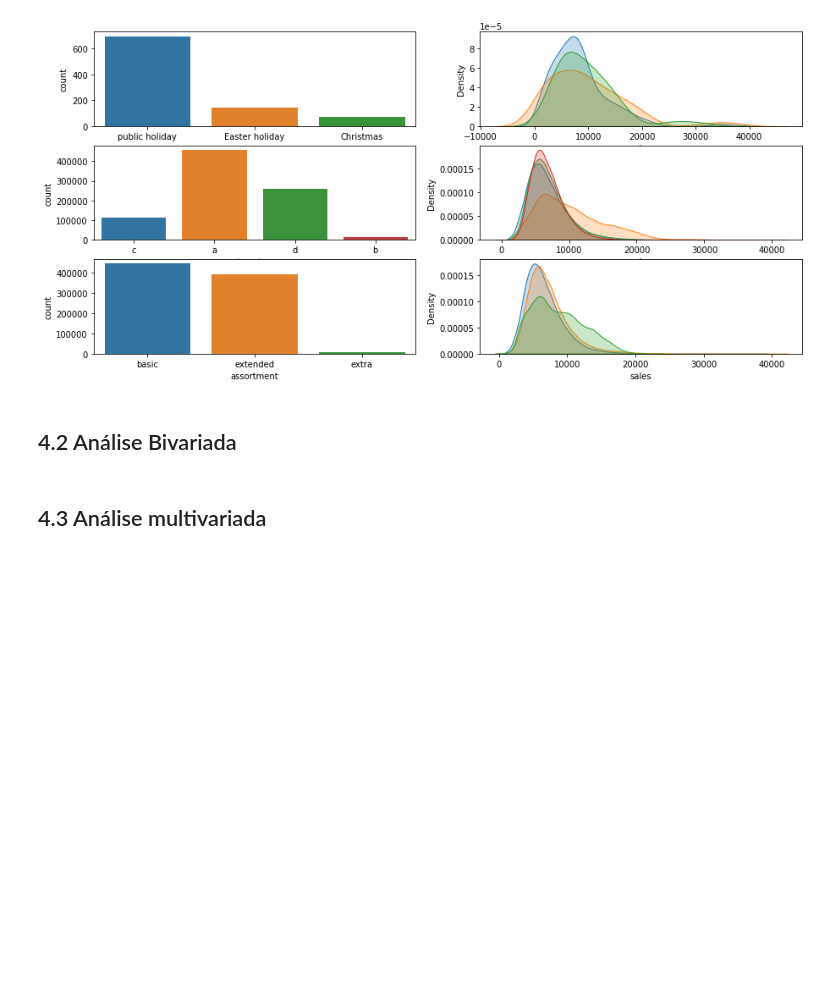
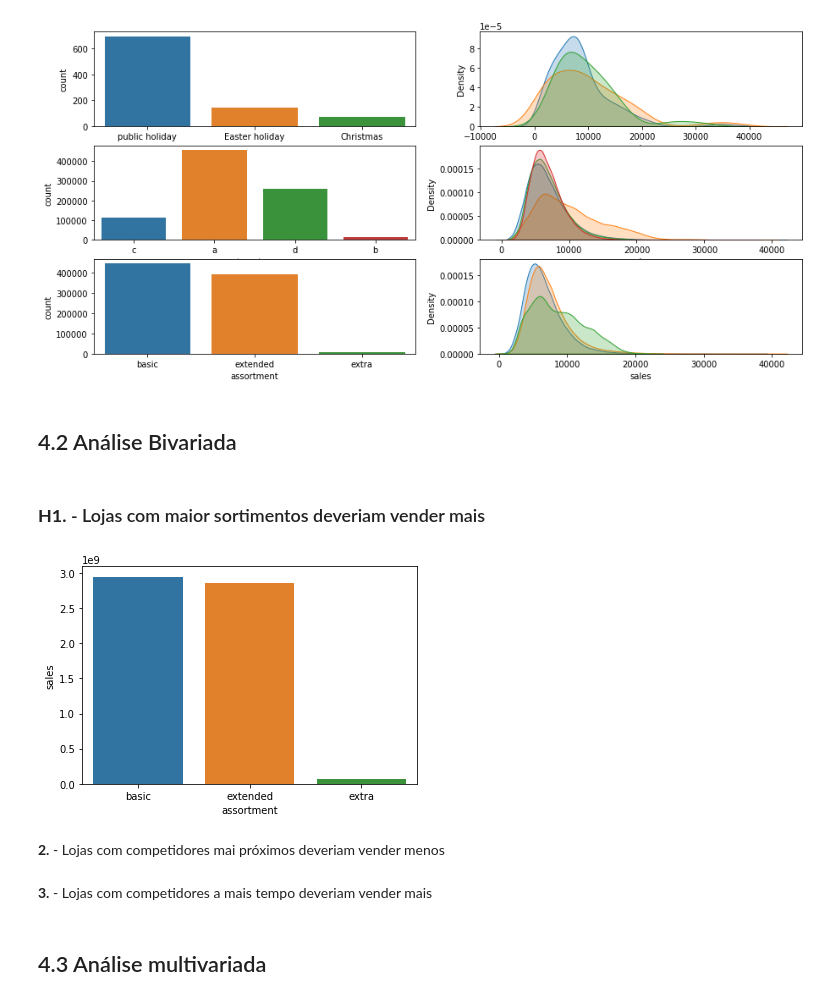
Before and after one commit to matheus-emanuel/Prediction-Rossaman-Store-Kaggle, a Jupyter notebook: store_sales_prediction.ipynb, the cells around one changed output. Cells and saved outputs as stored; diff of their text form; code cells hidden in the pictures; blank space fills up the shorter version.

```diff
--- a/store_sales_prediction.ipynb
+++ b/store_sales_prediction.ipynb
@@ -472,5 +472,16 @@ sns.kdeplot(df4[df4['assortment'] == 'extra']['sales'], label='extra', shade=Tru
 [figure]
 # %% [markdown]
 ## 4.2 Análise Bivariada
+# %% [markdown]
+### **H1.** - Lojas com maior sortimentos deveriam vender mais
+# %%
+aux1 = df4[['assortment', 'sales']].groupby('assortment').sum().reset_index()
+sns.barplot(x='assortment', y='sales', data=aux1);
+# %% [output]
+[figure, added]
+# %% [markdown]
+**2.** - Lojas com competidores mai próximos deveriam vender menos
+# %% [markdown]
+**3.** - Lojas com competidores a mais tempo deveriam vender mais
 # %% [markdown]
 ## 4.3 Análise multivariada
```
Also changed, not shown: parts of 3 cells of this notebook.
